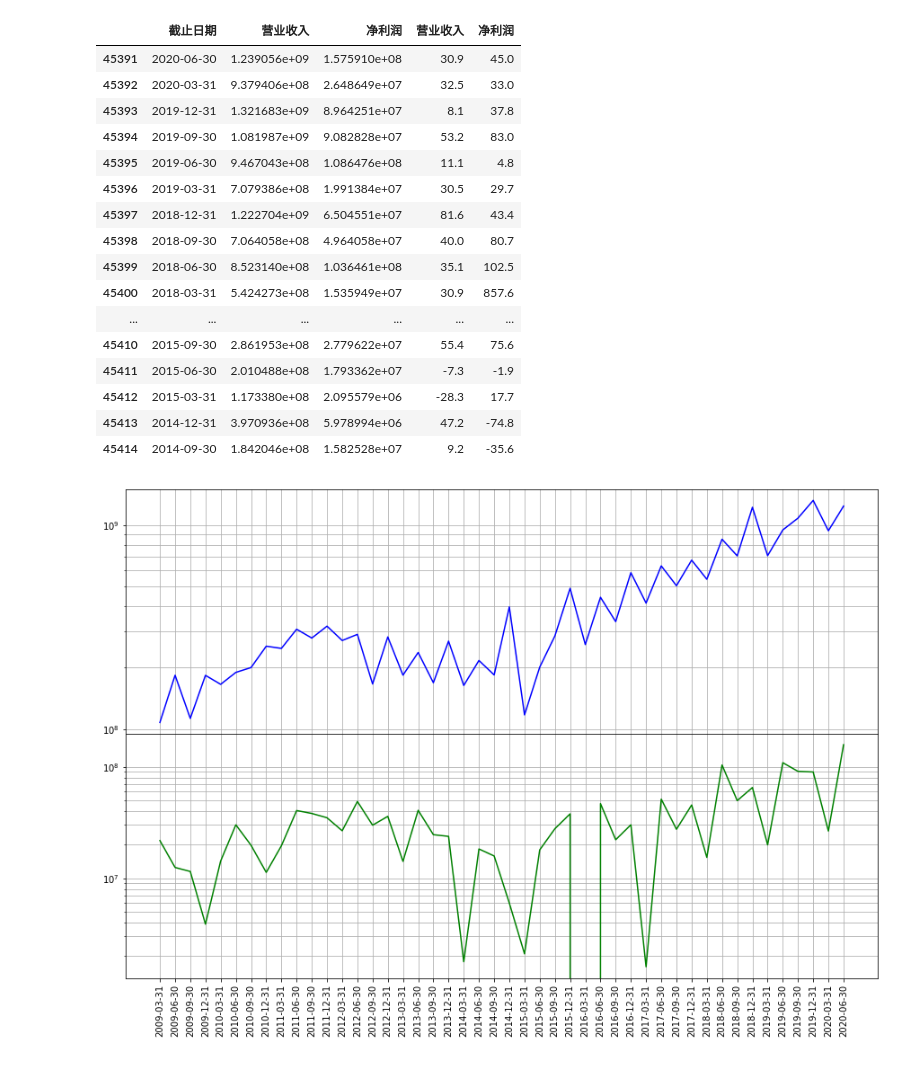
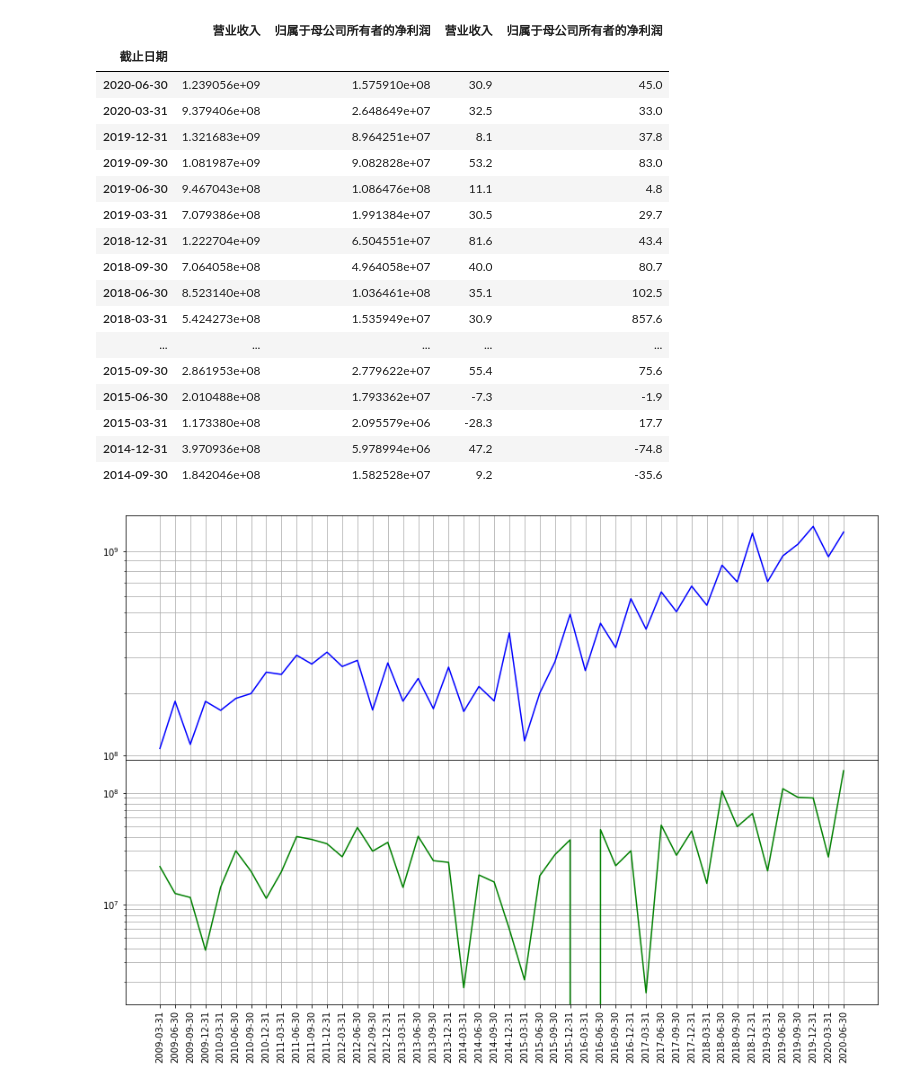
Before and after one commit to zifengyu/stock, a Jupyter notebook: notebook/002371北方华创.ipynb, the cells around one changed output. Saved outputs shown, nothing was run; the diff lists cells and outputs as text; code cells hidden in the pictures.

```diff
--- a/notebook/002371北方华创.ipynb
+++ b/notebook/002371北方华创.ipynb
@@ -14,6 +22,4 @@ ticker = '002371'
 # %%
 income = data.get_IS(ticker)
 incomeq = data.get_ISQ(ticker)
-income.rename(columns={'归属于母公司所有者的净利润': '净利润'}, inplace=True)
-incomeq.rename(columns={'归属于母公司所有者的净利润': '净利润'}, inplace=True)
 # %%
@@ -38,25 +45,26 @@ income_change
 # %%
-change = incomeq[['营业收入', '净利润']].pct_change(periods=-4).round(3) * 100
-incomeq_change = pd.concat([incomeq[['截止日期', '营业收入', '净利润']], change], axis=1)
-incomeq_change[:24]
+change = incomeq[['营业收入', '归属于母公司所有者的净利润']].pct_change(periods=-4).round(3) * 100
+incomeq_change = pd.concat([incomeq[['截止日期', '营业收入', '归属于母公司所有者的净利润']], change], axis=1)
+incomeq_change.set_index('截止日期')[:24]
 # %% [output]
-|  | 截止日期 | 营业收入 | 净利润 | 营业收入 | 净利润 |
-| 45391 | 2020-06-30 | 1.239056e+09 | 1.575910e+08 | 30.9 | 45.0 |
-| 45392 | 2020-03-31 | 9.379406e+08 | 2.648649e+07 | 32.5 | 33.0 |
-| 45393 | 2019-12-31 | 1.321683e+09 | 8.964251e+07 | 8.1 | 37.8 |
-| 45394 | 2019-09-30 | 1.081987e+09 | 9.082828e+07 | 53.2 | 83.0 |
-| 45395 | 2019-06-30 | 9.467043e+08 | 1.086476e+08 | 11.1 | 4.8 |
-| 45396 | 2019-03-31 | 7.079386e+08 | 1.991384e+07 | 30.5 | 29.7 |
-| 45397 | 2018-12-31 | 1.222704e+09 | 6.504551e+07 | 81.6 | 43.4 |
-| 45398 | 2018-09-30 | 7.064058e+08 | 4.964058e+07 | 40.0 | 80.7 |
-| 45399 | 2018-06-30 | 8.523140e+08 | 1.036461e+08 | 35.1 | 102.5 |
-| 45400 | 2018-03-31 | 5.424273e+08 | 1.535949e+07 | 30.9 | 857.6 |
-| ... | ... | ... | ... | ... | ... |
-| 45410 | 2015-09-30 | 2.861953e+08 | 2.779622e+07 | 55.4 | 75.6 |
-| 45411 | 2015-06-30 | 2.010488e+08 | 1.793362e+07 | -7.3 | -1.9 |
-| 45412 | 2015-03-31 | 1.173380e+08 | 2.095579e+06 | -28.3 | 17.7 |
-| 45413 | 2014-12-31 | 3.970936e+08 | 5.978994e+06 | 47.2 | -74.8 |
-| 45414 | 2014-09-30 | 1.842046e+08 | 1.582528e+07 | 9.2 | -35.6 |
+|  | 营业收入 | 归属于母公司所有者的净利润 | 营业收入 | 归属于母公司所有者的净利润 |
+| 截止日期 |  |  |  |  |
+| 2020-06-30 | 1.239056e+09 | 1.575910e+08 | 30.9 | 45.0 |
+| 2020-03-31 | 9.379406e+08 | 2.648649e+07 | 32.5 | 33.0 |
+| 2019-12-31 | 1.321683e+09 | 8.964251e+07 | 8.1 | 37.8 |
+| 2019-09-30 | 1.081987e+09 | 9.082828e+07 | 53.2 | 83.0 |
+| 2019-06-30 | 9.467043e+08 | 1.086476e+08 | 11.1 | 4.8 |
+| 2019-03-31 | 7.079386e+08 | 1.991384e+07 | 30.5 | 29.7 |
+| 2018-12-31 | 1.222704e+09 | 6.504551e+07 | 81.6 | 43.4 |
+| 2018-09-30 | 7.064058e+08 | 4.964058e+07 | 40.0 | 80.7 |
+| 2018-06-30 | 8.523140e+08 | 1.036461e+08 | 35.1 | 102.5 |
+| 2018-03-31 | 5.424273e+08 | 1.535949e+07 | 30.9 | 857.6 |
+| ... | ... | ... | ... | ... |
+| 2015-09-30 | 2.861953e+08 | 2.779622e+07 | 55.4 | 75.6 |
+| 2015-06-30 | 2.010488e+08 | 1.793362e+07 | -7.3 | -1.9 |
+| 2015-03-31 | 1.173380e+08 | 2.095579e+06 | -28.3 | 17.7 |
+| 2014-12-31 | 3.970936e+08 | 5.978994e+06 | 47.2 | -74.8 |
+| 2014-09-30 | 1.842046e+08 | 1.582528e+07 | 9.2 | -35.6 |
 # %%
 plt.figure(figsize=(15,10))
 ax = plt.subplot(211)
```
Also changed, not shown: parts of 7 cells of this notebook, 12 other files.
